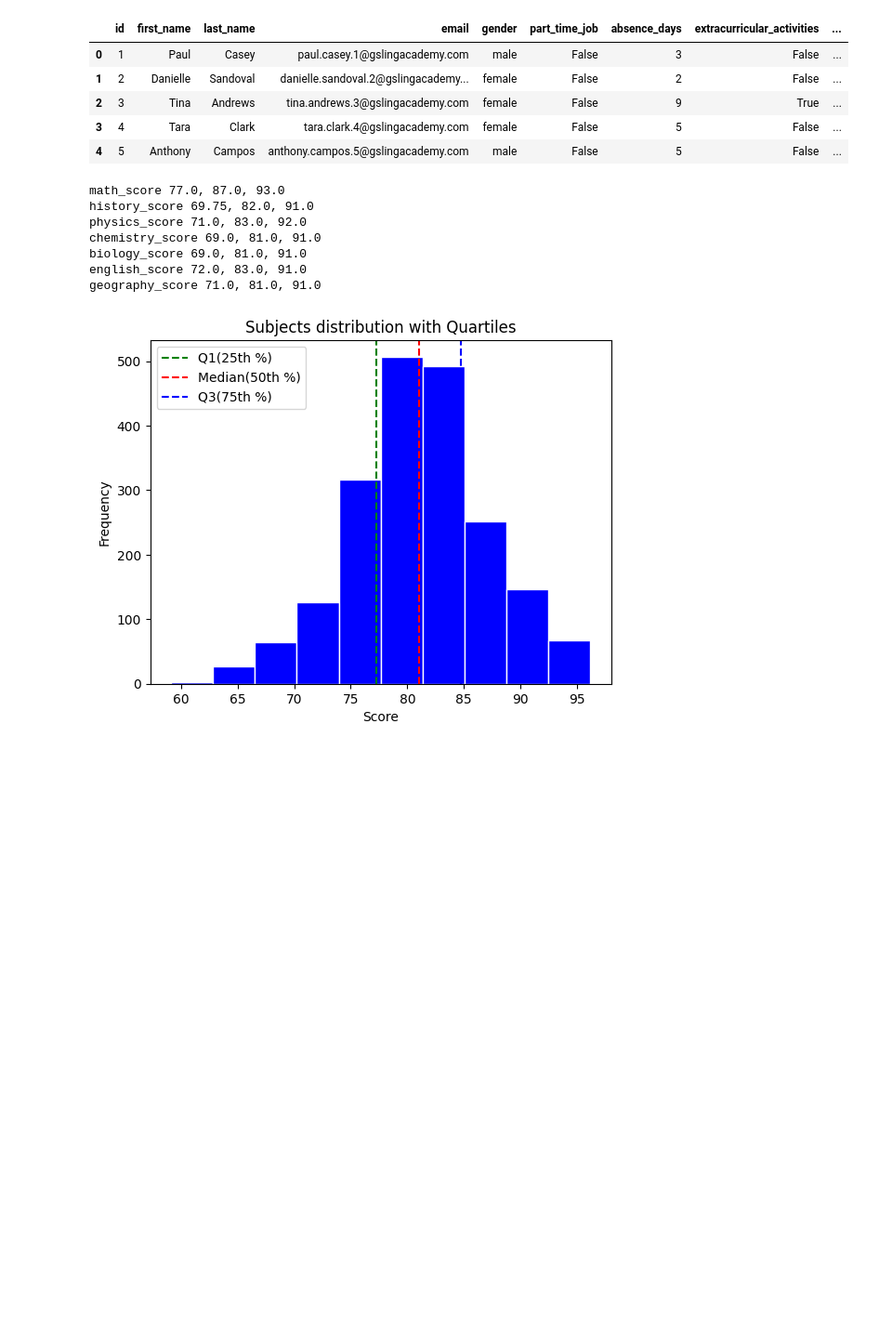
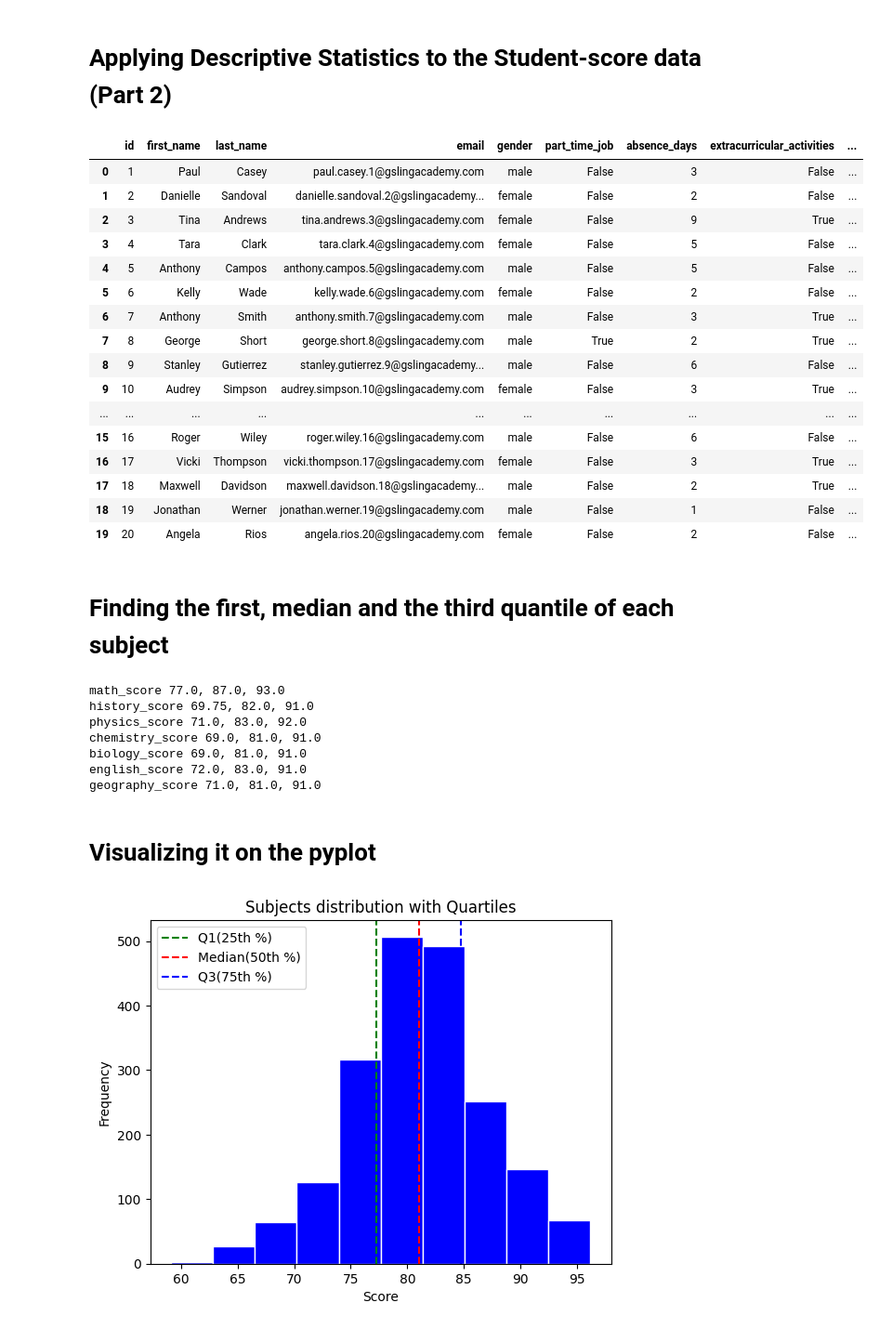
Before and after one commit to Yunis-Allahverdi/Data_analysis_with_statistics_probability, a Jupyter notebook: descriptive_stats_student_score_part2.ipynb, the cells around one changed output. Shown at 93% size. Cells and saved outputs as stored; diff of their text form; code cells hidden in the pictures; blank space fills up the shorter version.

```diff
--- a/descriptive_stats_student_score_part2.ipynb
+++ b/descriptive_stats_student_score_part2.ipynb
@@ -1,18 +1,33 @@
+# %% [markdown]
+# **Applying Descriptive Statistics to the Student-score data (Part 2)**
 # %%
 import pandas as pd
 import matplotlib.pyplot as plt
 import numpy as np
 
 df = pd.read_csv('student-scores.csv')
 
-df.head(5)
+df.head(20)
 # %% [output]
 |  | id | first_name | last_name | email | gender | part_time_job | absence_days | extracurricular_activities | ... |
 | 0 | 1 | Paul | Casey | paul.casey.1@gslingacademy.com | male | False | 3 | False | ... |
 | 1 | 2 | Danielle | Sandoval | danielle.sandoval.2@gslingacademy... | female | False | 2 | False | ... |
 | 2 | 3 | Tina | Andrews | tina.andrews.3@gslingacademy.com | female | False | 9 | True | ... |
 | 3 | 4 | Tara | Clark | tara.clark.4@gslingacademy.com | female | False | 5 | False | ... |
 | 4 | 5 | Anthony | Campos | anthony.campos.5@gslingacademy.com | male | False | 5 | False | ... |
+| 5 | 6 | Kelly | Wade | kelly.wade.6@gslingacademy.com | female | False | 2 | False | ... |
+| 6 | 7 | Anthony | Smith | anthony.smith.7@gslingacademy.com | male | False | 3 | True | ... |
+| 7 | 8 | George | Short | george.short.8@gslingacademy.com | male | True | 2 | True | ... |
+| 8 | 9 | Stanley | Gutierrez | stanley.gutierrez.9@gslingacademy... | male | False | 6 | False | ... |
+| 9 | 10 | Audrey | Simpson | audrey.simpson.10@gslingacademy.com | female | False | 3 | True | ... |
+| ... | ... | ... | ... | ... | ... | ... | ... | ... | ... |
+| 15 | 16 | Roger | Wiley | roger.wiley.16@gslingacademy.com | male | False | 6 | False | ... |
+| 16 | 17 | Vicki | Thompson | vicki.thompson.17@gslingacademy.com | female | False | 3 | True | ... |
+| 17 | 18 | Maxwell | Davidson | maxwell.davidson.18@gslingacademy... | male | False | 2 | True | ... |
+| 18 | 19 | Jonathan | Werner | jonathan.werner.19@gslingacademy.com | male | False | 1 | False | ... |
+| 19 | 20 | Angela | Rios | angela.rios.20@gslingacademy.com | female | False | 2 | False | ... |
+# %% [markdown]
+# Finding the first, median and the third quantile of each subject
 # %%
 cols_subjects = ['math_score', 'history_score', 'physics_score', 'chemistry_score','biology_score', 'english_score', 'geography_score']
 q1 = df[cols_subjects].quantile(0.25).tolist()
@@ -31,6 +46,8 @@ chemistry_score 69.0, 81.0, 91.0
 biology_score 69.0, 81.0, 91.0
 english_score 72.0, 83.0, 91.0
 geography_score 71.0, 81.0, 91.0
+# %% [markdown]
+# Visualizing it on the pyplot
 # %%
 import matplotlib.pyplot as plt
 
```
Also changed, not shown: parts of 3 cells of this notebook, 2 other files.
